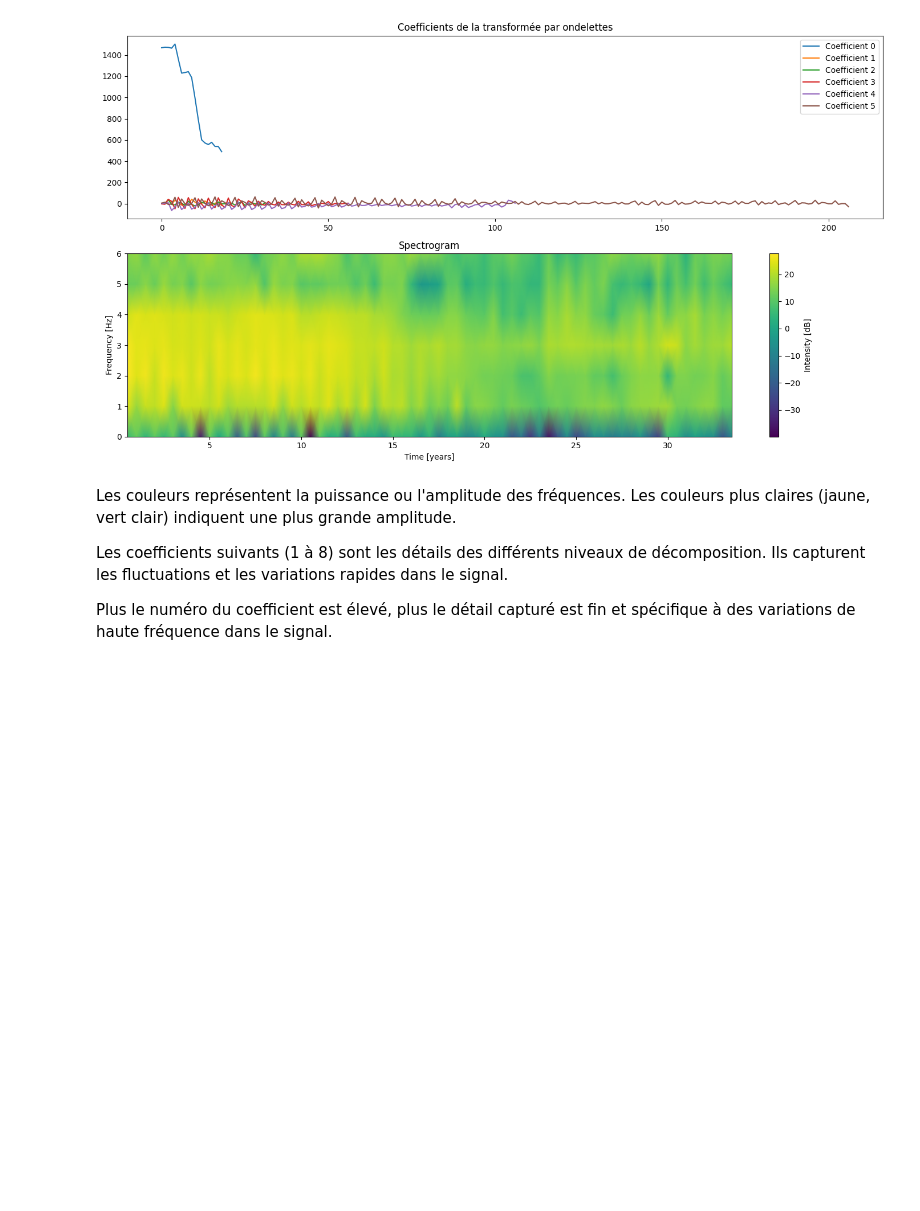
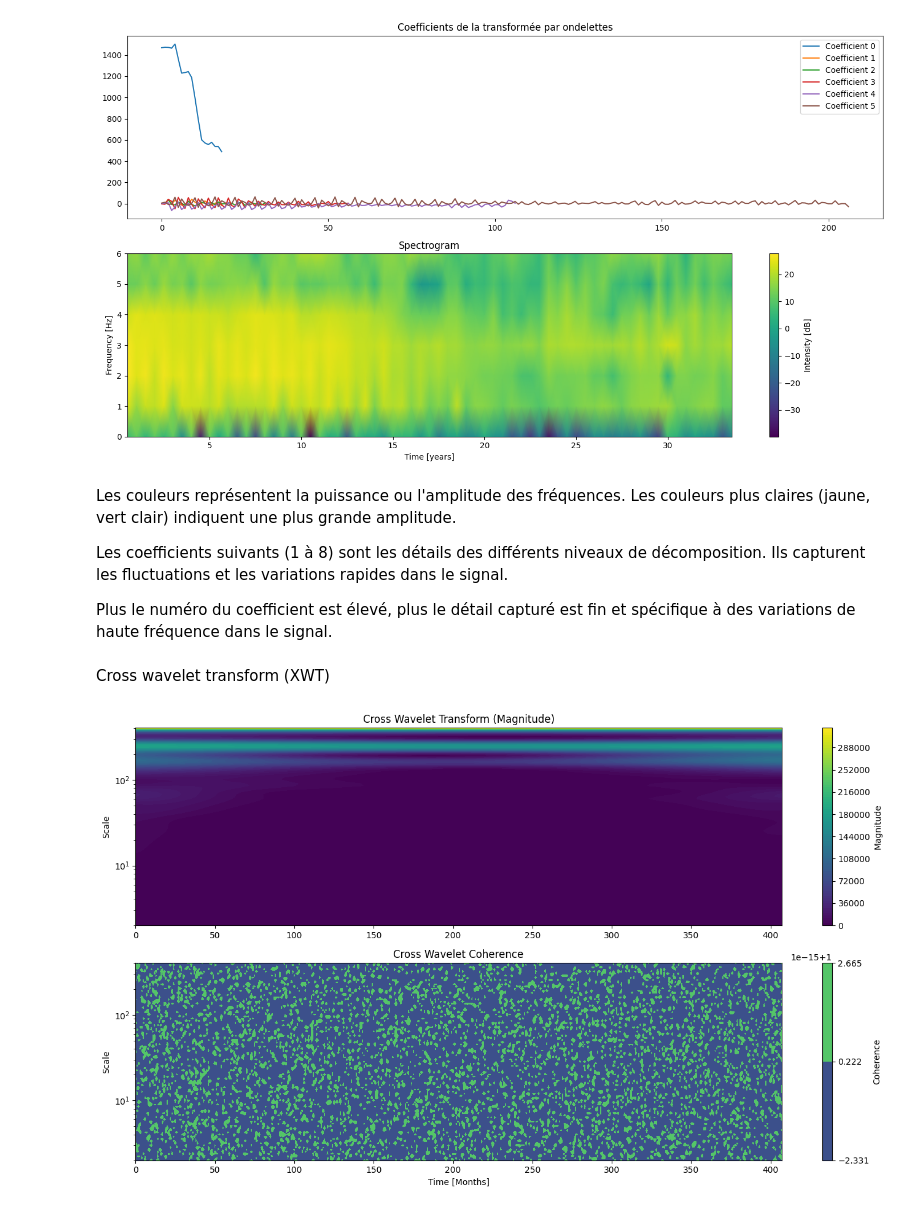
Before and after one commit to Gookd/Wavelet-Analysis-of-French-Production, a Jupyter notebook: Code/Wavelets.ipynb, the cells around one changed output. Saved outputs shown, nothing was run; the diff lists cells and outputs as text; code cells hidden in the pictures; blank space fills up the shorter version.

```diff
--- a/Code/Wavelets.ipynb
+++ b/Code/Wavelets.ipynb
@@ -105,3 +106,54 @@ Les couleurs représentent la puissance ou l'amplitude des fréquences. Les coul
 Les coefficients suivants (1 à 8) sont les détails des différents niveaux de décomposition. Ils capturent les fluctuations et les variations rapides dans le signal.
 
 Plus le numéro du coefficient est élevé, plus le détail capturé est fin et spécifique à des variations de haute fréquence dans le signal.
+# %% [markdown]
+Cross wavelet transform (XWT)
+# %%
+data1=cvs_cjo_dict["Indice CVS-CJO de la production industrielle (base 100 en 2015) - Fabrication d\'autres produits minéraux non métalliques (NAF rév. 2, niveau division, poste 23)"]
+data2=cvs_cjo_dict["Indice CVS-CJO de la production industrielle (base 100 en 2015) - Fabrication de produits métalliques, à l\'exception des machines et des équipements (NAF rév. 2, niveau division, poste 25)"]
+
+dt=1
+
+mother=pycwt.Morlet(6)
+s0=2*dt
+dj=1/12
+
+# Transformées par ondelettes
+Wdata1, scales, freqs, coi, fft, fftfreqs = pycwt.cwt(data1, dt, dj , s0, -1, mother)
+Wdata2, _, _, _, _, _= pycwt.cwt(data2, dt, dj ,s0, -1, mother)
+
+W1x2=Wdata1*np.conjugate(Wdata2)
+
+# Calculer la cohérence
+S1 = np.abs(Wdata1)**2
+S2 = np.abs(Wdata2)**2
+Wxy_abs = np.abs(W1x2)
+coherence = Wxy_abs**2 / (S1 * S2)
+
+# Utiliser les indices de points de données pour l'affichage
+months = np.arange(len(data1))
+
+# Visualisation des résultats
+plt.figure(figsize=(14, 8))
+
+# Magnitude de la XWT
+plt.subplot(2, 1, 1)
+plt.contourf(months, scales, Wxy_abs, levels=100, cmap='viridis')
+plt.yscale('log')
+plt.colorbar(label='Magnitude')
+plt.ylabel('Scale')
+plt.title('Cross Wavelet Transform (Magnitude)')
+
+# Coherence
+plt.subplot(2, 1, 2)
+plt.contourf(months, scales, coherence, levels=100, cmap='viridis')
+plt.yscale('log')
+plt.colorbar(label='Coherence')
+plt.ylabel('Scale')
+plt.xlabel('Time [Months]')
+plt.title('Cross Wavelet Coherence')
+
+plt.tight_layout()
+plt.show()
+# %% [output]
+[figure, added]
```
Also changed, not shown: parts of 1 cell of this notebook.
